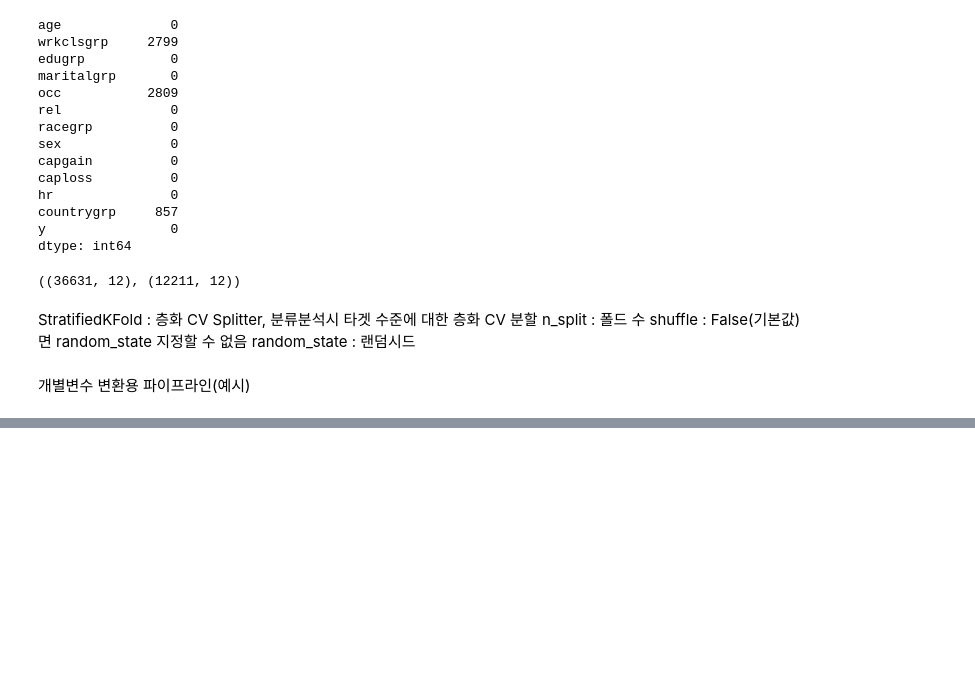
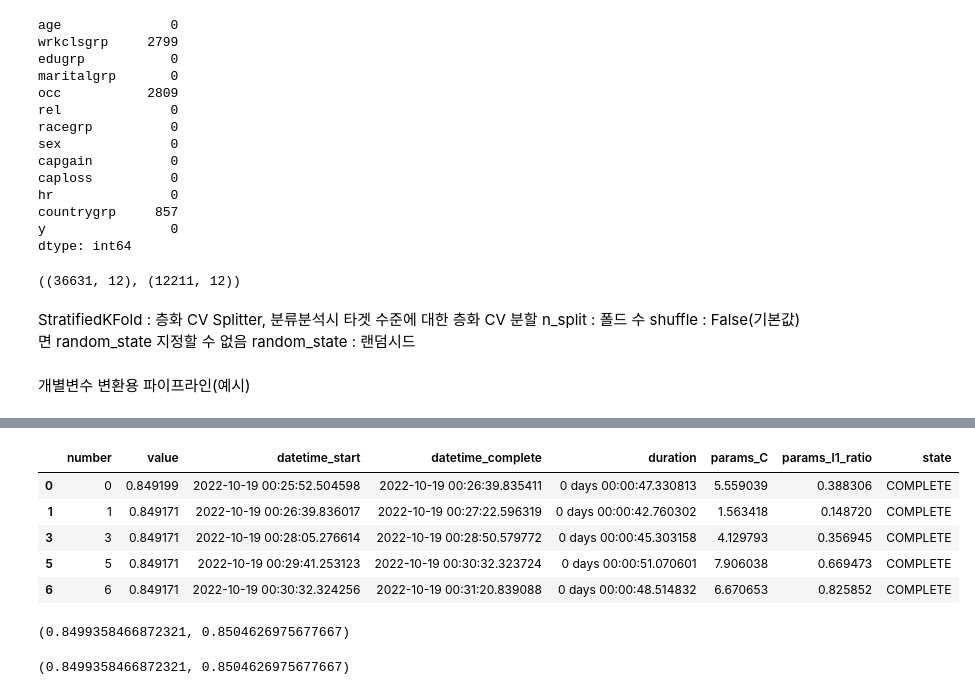
Before and after one commit to 2hongbi/DWU, a Jupyter notebook: big-data/big-data-algorithm/ADULT-ML-03-ML-classweight.ipynb, the cells around one changed output, grey strips where cells are left out. Saved outputs shown, nothing was run; the diff lists cells and outputs as text; code cells hidden in the pictures; blank space fills up the shorter version.

```diff
--- a/big-data/big-data-algorithm/ADULT-ML-03-ML-classweight.ipynb
+++ b/big-data/big-data-algorithm/ADULT-ML-03-ML-classweight.ipynb
@@ -204,0 +543,22 @@ ValueError: too many values to unpack (expected 2)
+# %%
+STenet.trials_dataframe().sort_values(by='value', ascending=False).head()
+# %% [output]
+|  | number | value | datetime_start | datetime_complete | duration | params_C | params_l1_ratio | state |
+| 0 | 0 | 0.849199 | 2022-10-19 00:25:52.504598 | 2022-10-19 00:26:39.835411 | 0 days 00:00:47.330813 | 5.559039 | 0.388306 | COMPLETE |
+| 1 | 1 | 0.849171 | 2022-10-19 00:26:39.836017 | 2022-10-19 00:27:22.596319 | 0 days 00:00:42.760302 | 1.563418 | 0.148720 | COMPLETE |
+| 3 | 3 | 0.849171 | 2022-10-19 00:28:05.276614 | 2022-10-19 00:28:50.579772 | 0 days 00:00:45.303158 | 4.129793 | 0.356945 | COMPLETE |
+| 5 | 5 | 0.849171 | 2022-10-19 00:29:41.253123 | 2022-10-19 00:30:32.323724 | 0 days 00:00:51.070601 | 7.906038 | 0.669473 | COMPLETE |
+| 6 | 6 | 0.849171 | 2022-10-19 00:30:32.324256 | 2022-10-19 00:31:20.839088 | 0 days 00:00:48.514832 | 6.670653 | 0.825852 | COMPLETE |
+# %%
+OPenet = Pipeline([ ('PP', PP),
+                    ('enet', LogisticRegression(penalty='elasticnet',
+                                                max_iter=1000,
+                                                solver='saga',
+                                                C = STenet.best_params['C'],
+                                                l1_ratio=STenet.best_params['l1_ratio'])) ])
+
+OPenet.fit(TRX, TRy)
+OPenet.score(TRX ,TRy), OPenet.score(TSX, TSy)
+# %% [output]
+(0.8499358466872321, 0.8504626975677667)
+(0.8499358466872321, 0.8504626975677667)
```
Also changed, not shown: parts of 38 cells of this notebook.
